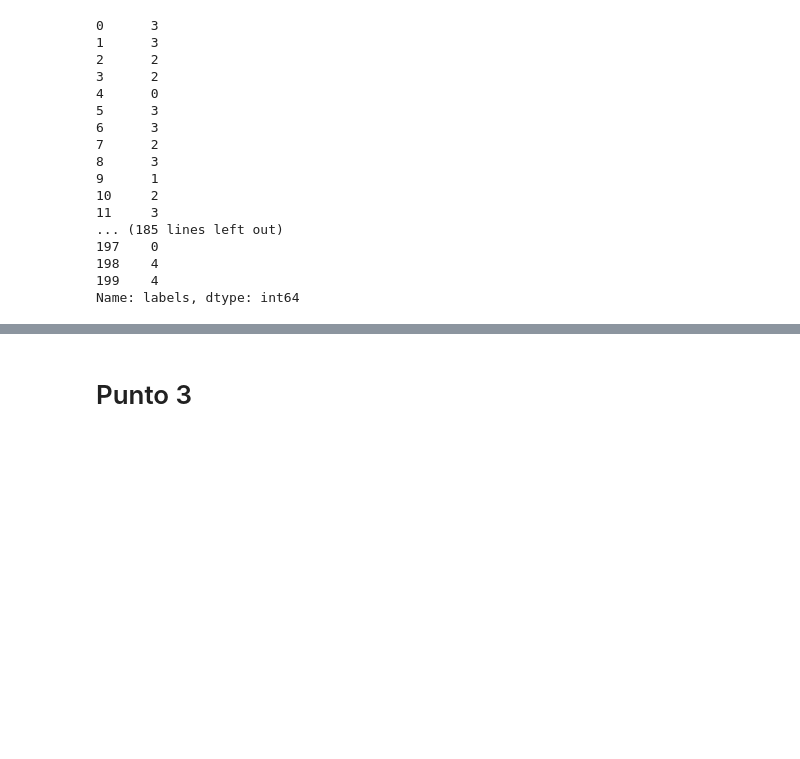
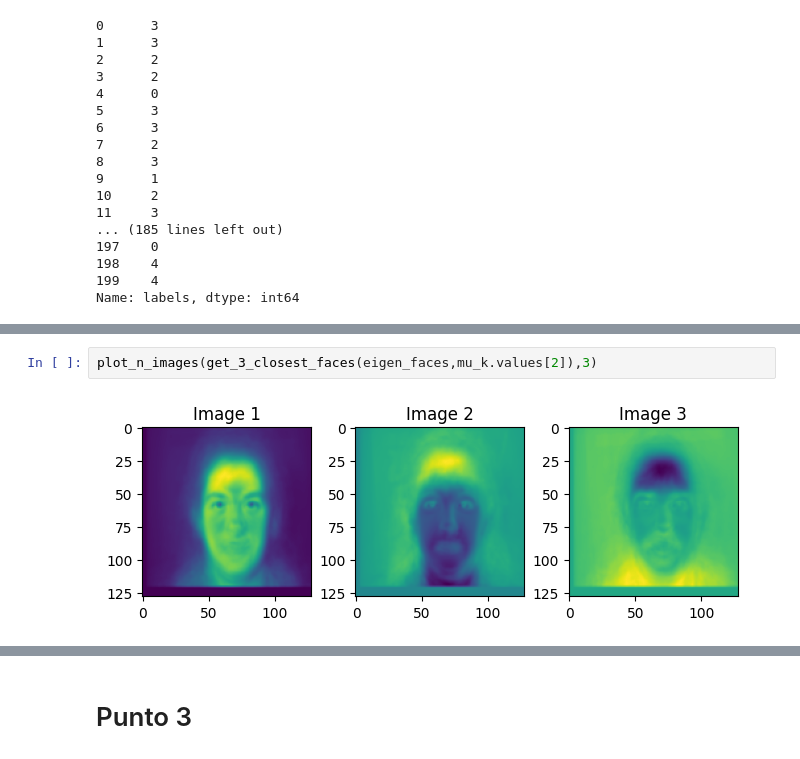
Before and after one commit to mpmc1/statisticsiii, a Jupyter notebook: Tarea 2/tarea2.ipynb, the cells around one changed output, grey strips where cells are left out. Saved outputs shown, nothing was run; the diff lists cells and outputs as text; blank space fills up the shorter version.

```diff
--- a/Tarea 2/tarea2.ipynb
+++ b/Tarea 2/tarea2.ipynb
@@ -256,0 +283,4 @@ mu_k
+# %%
+plot_n_images(get_3_closest_faces(eigen_faces,mu_k.values[2]),3)
+# %% [output]
+[figure, added]
```
Also changed, not shown: parts of 7 cells of this notebook.
